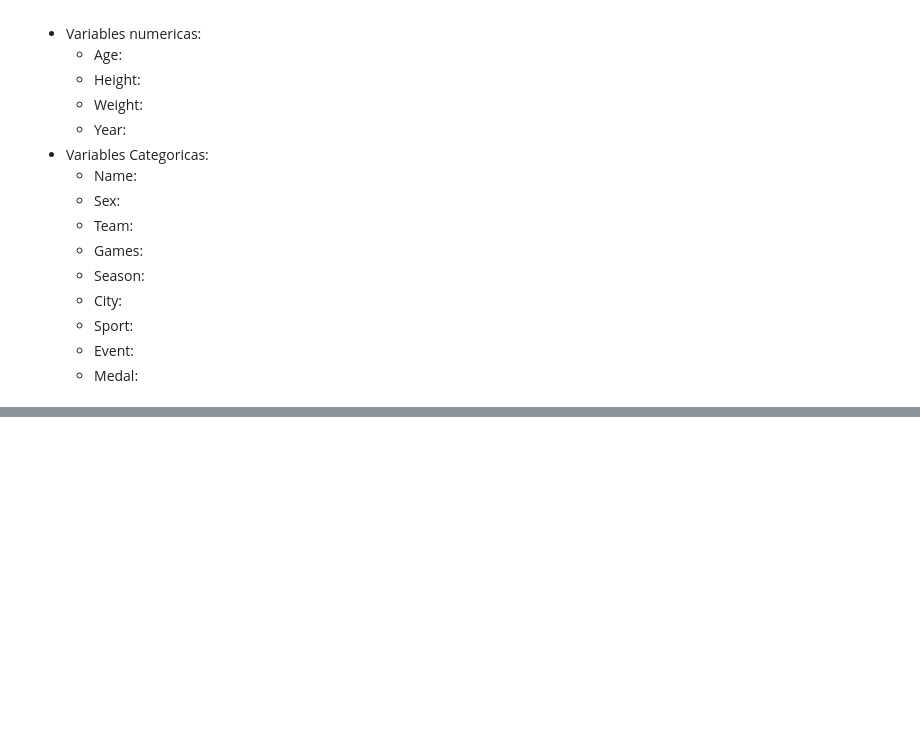
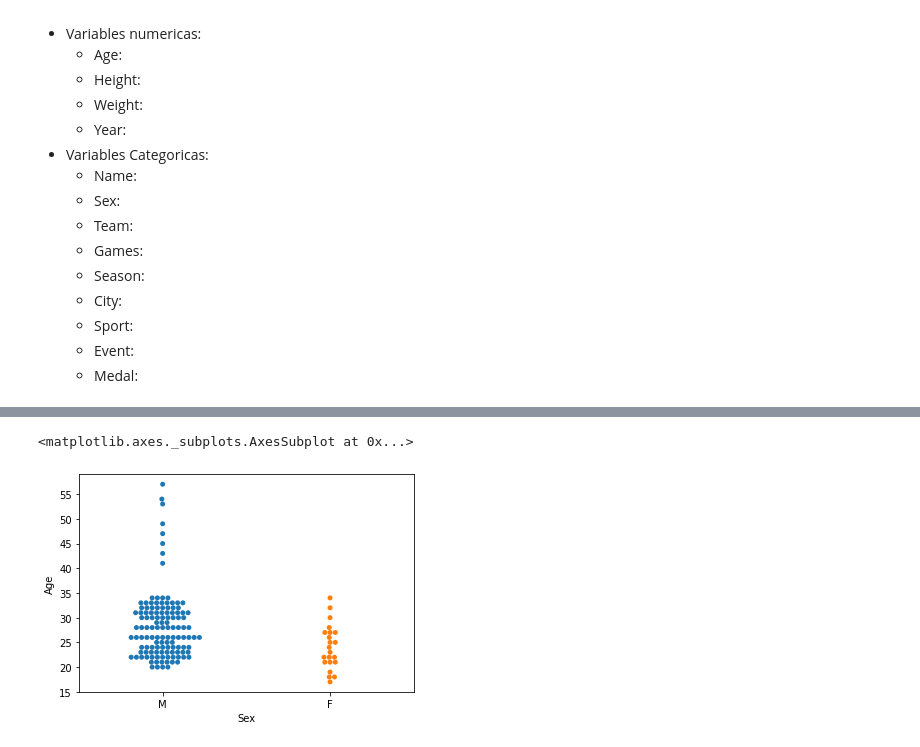
Before and after one commit to maferguillen00/2, a Jupyter notebook: ACT6&10.ipynb, the cells around one changed output, grey strips where cells are left out. Drawn from its saved outputs; the diff is of its cells as text; code cells hidden in the pictures; blank space fills up the shorter version.

```diff
--- a/ACT6&10.ipynb
+++ b/ACT6&10.ipynb
@@ -91,0 +134,8 @@ Index(['Athlete’s events'], dtype='object')
+# %%
+sns.swarmplot(x = 'Sex',
+              y = 'Age',
+              data = df
+             )
+# %% [output]
+<matplotlib.axes._subplots.AxesSubplot at 0x...>
+[figure, added]
```
Also changed, not shown: parts of 48 cells of this notebook.
